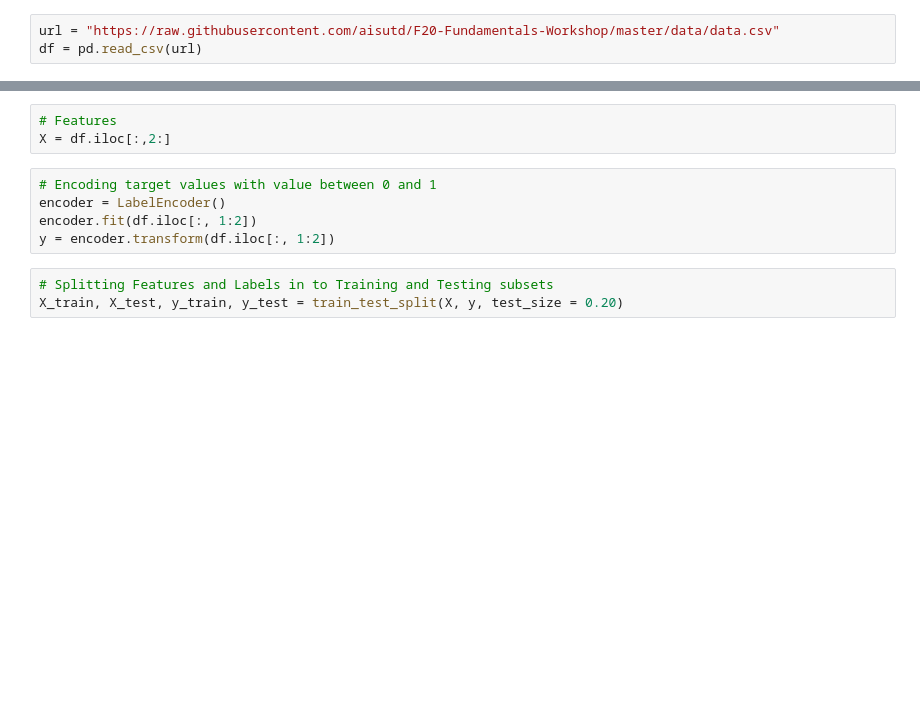
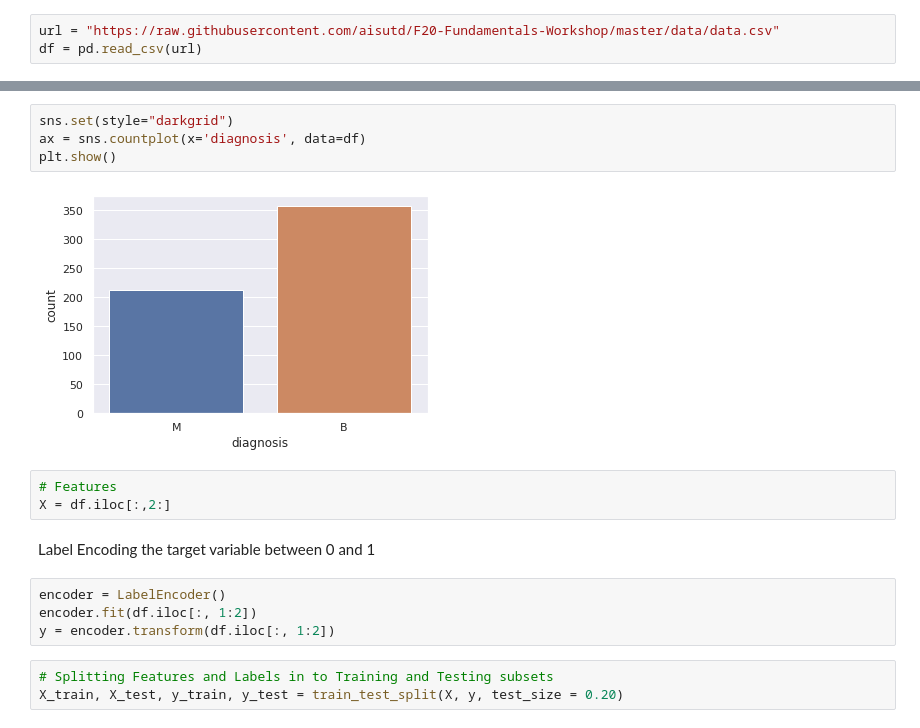
Before and after one commit to aisutd/f20-workshop-fundamentals, a Jupyter notebook: fundamentals.ipynb, the cells around one changed output, grey strips where cells are left out. Cells and saved outputs as stored; diff of their text form; blank space fills up the shorter version.

```diff
--- a/fundamentals.ipynb
+++ b/fundamentals.ipynb
@@ -38,8 +39,15 @@ df.describe()
+# %%
+sns.set(style="darkgrid")
+ax = sns.countplot(x='diagnosis', data=df)
+plt.show()
+# %% [output]
+[figure, added]
 # %%
 # Features
 X = df.iloc[:,2:]
+# %% [markdown]
+Label Encoding the target variable between 0 and 1
 # %%
-# Encoding target values with value between 0 and 1
 encoder = LabelEncoder()
 encoder.fit(df.iloc[:, 1:2])
 y = encoder.transform(df.iloc[:, 1:2])
```
Also changed, not shown: parts of 9 cells of this notebook.
